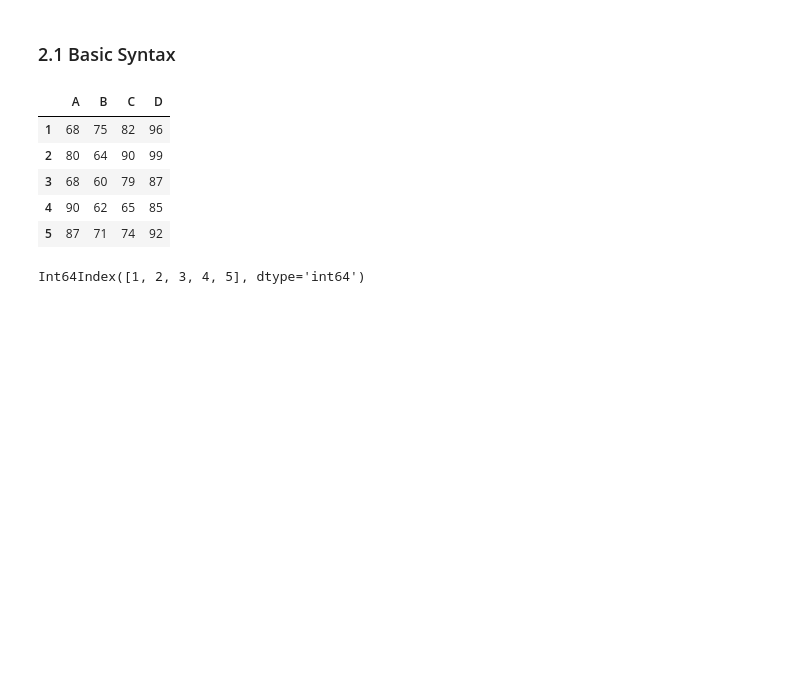
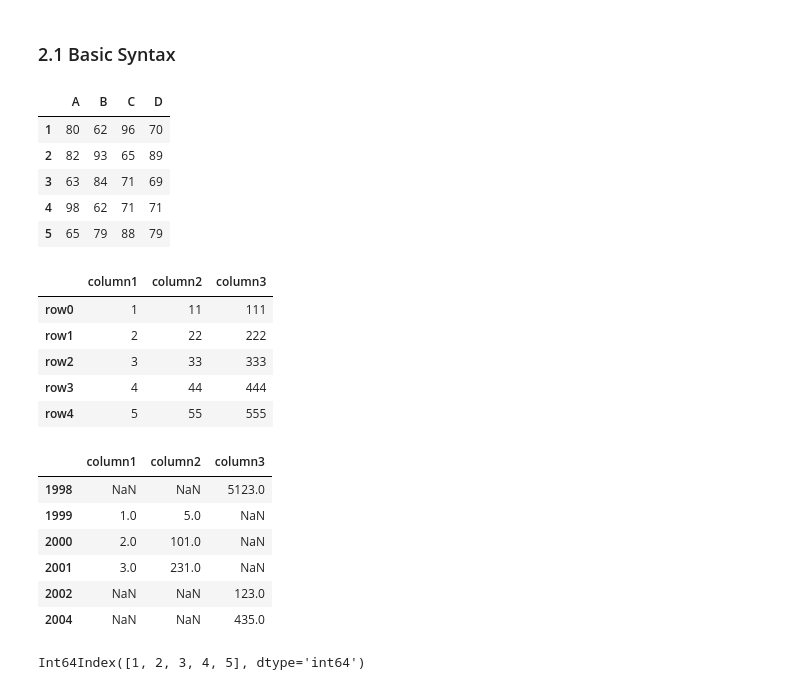
Before and after one commit to shanjiang1994/The_complete_guide_in_Python_for_DA-DS, a Jupyter notebook: 7.Pandas.ipynb, the cells around one changed output. Saved outputs shown, nothing was run; the diff lists cells and outputs as text; code cells hidden in the pictures; blank space fills up the shorter version.

```diff
--- a/7.Pandas.ipynb
+++ b/7.Pandas.ipynb
@@ -449,18 +449,42 @@ S.iloc[0:1] # inclusive : exclusive
     - cell : values
 # %% [markdown]
 ### 2.1 Basic Syntax
-# %%
-df = pd.DataFrame(np.random.randint(60,100, (5,4)), \
-                  index=[1,2,3,4,5], \
-                  columns=['A','B','C','D'])
-df
-# %% [output]
-|  | A | B | C | D |
-| 1 | 68 | 75 | 82 | 96 |
-| 2 | 80 | 64 | 90 | 99 |
-| 3 | 68 | 60 | 79 | 87 |
-| 4 | 90 | 62 | 65 | 85 |
-| 5 | 87 | 71 | 74 | 92 |
+# %%
+# many ways to create a DataFrame
+df = pd.DataFrame(np.random.randint(60,100, (5,4)), \
+                  index=[1,2,3,4,5], \
+                  columns=['A','B','C','D'])
+df
+
+
+dic = {'column1':[1,2,3,4,5],'column2':[11,22,33,44,55],'column3':[111,222,333,444,555]}
+df1 = DataFrame(dic,index = ('row0','row1','row2','row3','row4'))
+df1
+
+
+dic2 = {'column1':{1999:1,2000:2,2001:3},'column2':{1999:5,2000:101,2001:231},'column3':{1998:5123,2002:123,2004:435}}
+df2 = DataFrame(dic2)
+df2
+# %% [output]
+|  | A | B | C | D |
+| 1 | 80 | 62 | 96 | 70 |
+| 2 | 82 | 93 | 65 | 89 |
+| 3 | 63 | 84 | 71 | 69 |
+| 4 | 98 | 62 | 71 | 71 |
+| 5 | 65 | 79 | 88 | 79 |
+|  | column1 | column2 | column3 |
+| row0 | 1 | 11 | 111 |
+| row1 | 2 | 22 | 222 |
+| row2 | 3 | 33 | 333 |
+| row3 | 4 | 44 | 444 |
+| row4 | 5 | 55 | 555 |
+|  | column1 | column2 | column3 |
+| 1998 | NaN | NaN | 5123.0 |
+| 1999 | 1.0 | 5.0 | NaN |
+| 2000 | 2.0 | 101.0 | NaN |
+| 2001 | 3.0 | 231.0 | NaN |
+| 2002 | NaN | NaN | 123.0 |
+| 2004 | NaN | NaN | 435.0 |
 # %%
 df.index
 df.columns
```
Also changed, not shown: parts of 34 cells of this notebook.
